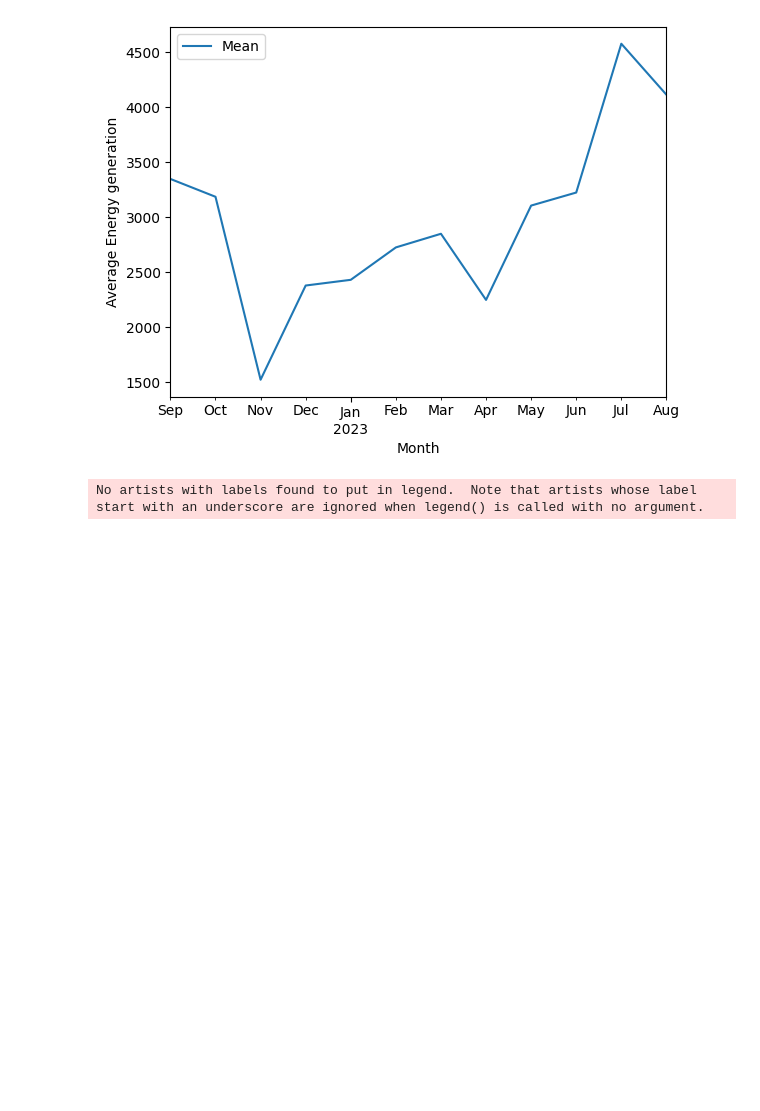
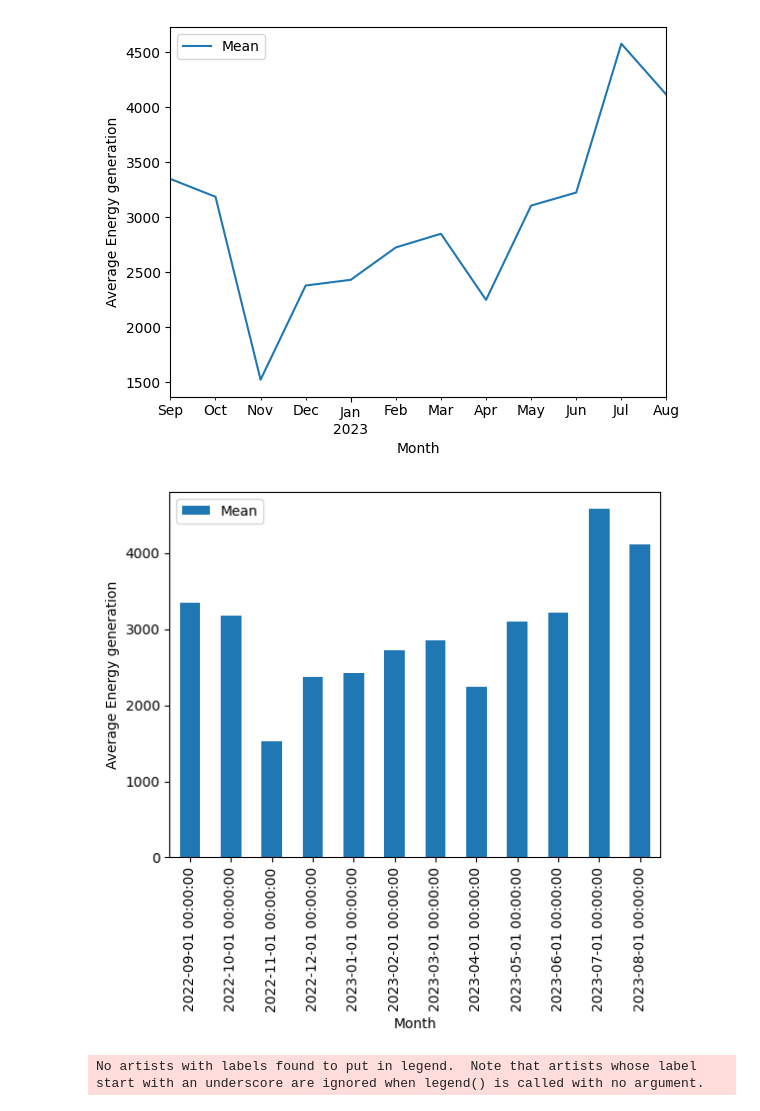
Before and after one commit to KangarooNick/FYP-Code, a Jupyter notebook: Meteorological Data/Plot graph for seasonal meteorological data.ipynb, the cells around one changed output. Saved outputs shown, nothing was run; the diff lists cells and outputs as text; code cells hidden in the pictures; blank space fills up the shorter version.

```diff
--- a/Meteorological Data/Plot graph for seasonal meteorological data.ipynb
+++ b/Meteorological Data/Plot graph for seasonal meteorological data.ipynb
@@ -33,3 +42,3 @@ plt.show()
 # %%
-data2 = pd.read_excel('Monthly Mean Energy Generation.xlsx')
+data5 = pd.read_excel('Monthly Mean Energy Generation.xlsx')
 # %%
@@ -55,6 +64,14 @@ plt.ylabel('Average Energy generation')
 plt.show()
 # %% [output]
 [figure]
+# %%
+#plot a bar chart
+data5.plot(x='Month', y='Mean', kind='bar')
+plt.xlabel('Month')
+plt.ylabel('Average Energy generation')
+plt.show()
+# %% [output]
+[figure, added]
 # %%
 # Create the figure and the first y-axis
 fig, ax1 = plt.subplots()
```
Also changed, not shown: parts of 14 cells of this notebook, 18 other files.
